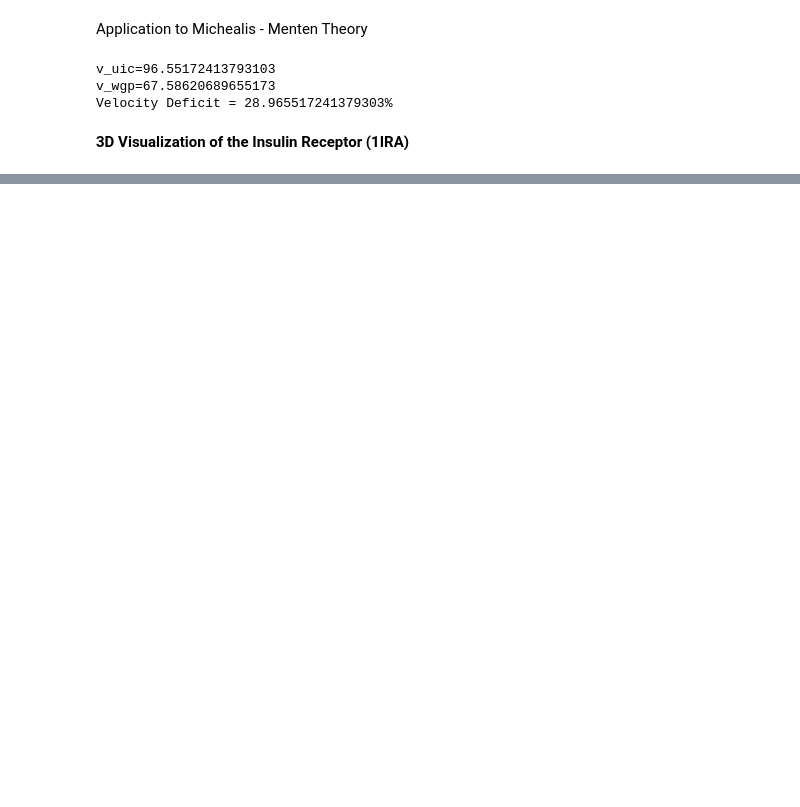
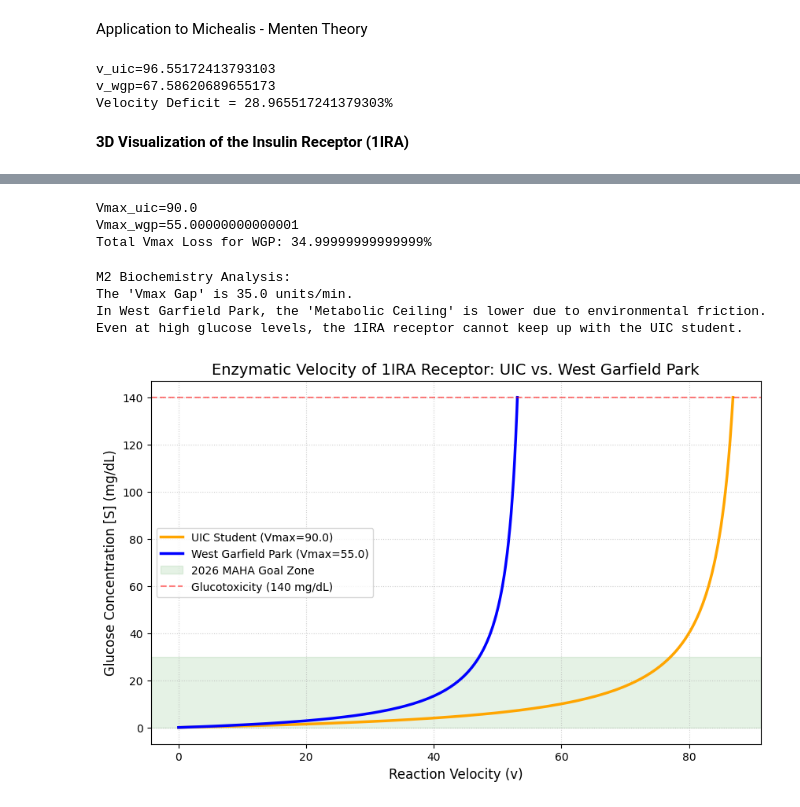
Before and after one commit to erichilarysmithsr/Colab-TWIMAH-Model, a Jupyter notebook: TWIMAHModel.ipynb, the cells around one changed output, grey strips where cells are left out. Saved outputs shown, nothing was run; the diff lists cells and outputs as text; code cells hidden in the pictures; blank space fills up the shorter version.

```diff
--- a/TWIMAHModel.ipynb
+++ b/TWIMAHModel.ipynb
@@ -490,0 +639,66 @@ view.show()
+# %%
+# Standard Vmax for a healthy system (UIC Student)
+Vmax_standard = 100.0
+
+# Urban Friction values from your simulation
+fu_uic = 0.60
+fu_wgp = 0.95
+
+# Modeling Vmax as a function of environmental friction
+# Vmax_actual = Vmax_standard * (1 - (fu - 0.5))
+# (We subtract 0.5 as the 'baseline' friction)
+
+Vmax_uic = Vmax_standard * (1 - (fu_uic - 0.5))
+Vmax_wgp = Vmax_standard * (1 - (fu_wgp - 0.5))
+
+print(f"{Vmax_uic=}")
+print(f"{Vmax_wgp=}")
+print(f"Total Vmax Loss for WGP: {Vmax_uic - Vmax_wgp}%")
+# %% [output]
+Vmax_uic=90.0
+Vmax_wgp=55.00000000000001
+Total Vmax Loss for WGP: 34.99999999999999%
+# %%
+import numpy as np
+import matplotlib.pyplot as plt
+
+# 1. Define the Parameters from our Biochemistry Research
+Km = 5.0            # Affinity of the 1IRA Receptor (Standard)
+Vmax_uic = 90.0     # Vmax for UIC Student (Low Friction fu: 0.6)
+Vmax_wgp = 55.0     # Vmax for West Garfield Park (High Friction fu: 0.95)
+# 2. Define the Substrate Range [S] (Glucose Concentration in mg/dL)
+# We look at the range from 0 to 140 (the Glucotoxicity Threshold)
+glucose_range = np.linspace(0, 140, 500)
+# 3. The Michaelis-Menten Equation: v = (Vmax * [S]) / (Km + [S])
+velocity_uic = (Vmax_uic * glucose_range) / (Km + glucose_range)
+velocity_wgp = (Vmax_wgp * glucose_range) / (Km + glucose_range)
+# 4. Create the Plot
+plt.figure(figsize=(10, 6))
+
+# Plot the UIC Curve (swapped x and y)
+plt.plot(velocity_uic, glucose_range, label=f'UIC Student (Vmax={Vmax_uic})',
+         color='orange', linewidth=2.5)
+# Plot the West Garfield Park Curve (swapped x and y)
+plt.plot(velocity_wgp, glucose_range, label=f'West Garfield Park (Vmax={Vmax_wgp})',
+         color='blue', linewidth=2.5)
+# Add the 2026 MAHA "10g Cap" Reference (now horizontal span)
+plt.axhspan(0, 30, color='green', alpha=0.1, label='2026 MAHA Goal Zone')
+# Add the Glucotoxicity Threshold Reference (now horizontal line)
+plt.axhline(y=140, color='red', linestyle='--', alpha=0.5, label='Glucotoxicity (140 mg/dL)')
+# 5. Labeling for your M2 Presentation (swapped xlabel and ylabel)
+plt.title('Enzymatic Velocity of 1IRA Receptor: UIC vs. West Garfield Park', fontsize=14)
+plt.xlabel('Reaction Velocity (v)', fontsize=12)
+plt.ylabel('Glucose Concentration [S] (mg/dL)', fontsize=12)
+plt.legend()
+plt.grid(True, linestyle=':', alpha=0.6)
+# 6. Print the Clinical Analysis
+print("M2 Biochemistry Analysis:")
+print(f"The 'Vmax Gap' is {Vmax_uic - Vmax_wgp} units/min.")
+print("In West Garfield Park, the 'Metabolic Ceiling' is lower due to environmental friction.")
+print("Even at high glucose levels, the 1IRA receptor cannot keep up with the UIC student.")
+# %% [output]
+M2 Biochemistry Analysis:
+The 'Vmax Gap' is 35.0 units/min.
+In West Garfield Park, the 'Metabolic Ceiling' is lower due to environmental friction.
+Even at high glucose levels, the 1IRA receptor cannot keep up with the UIC student.
+[figure, added]
```
Also changed, not shown: parts of 6 cells of this notebook.
